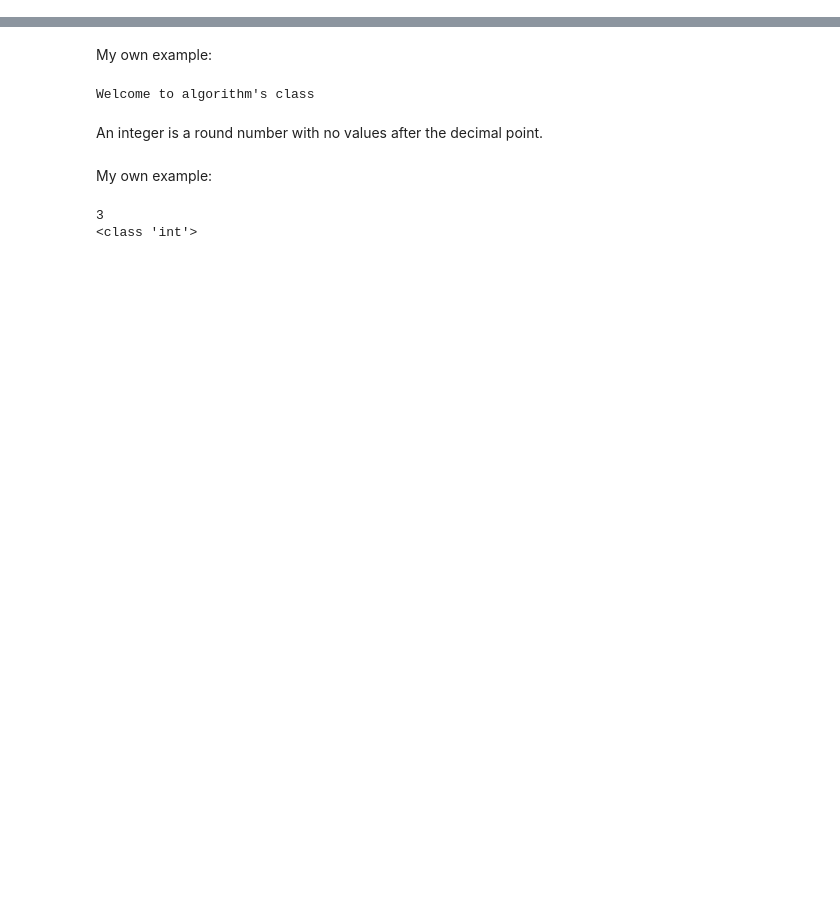
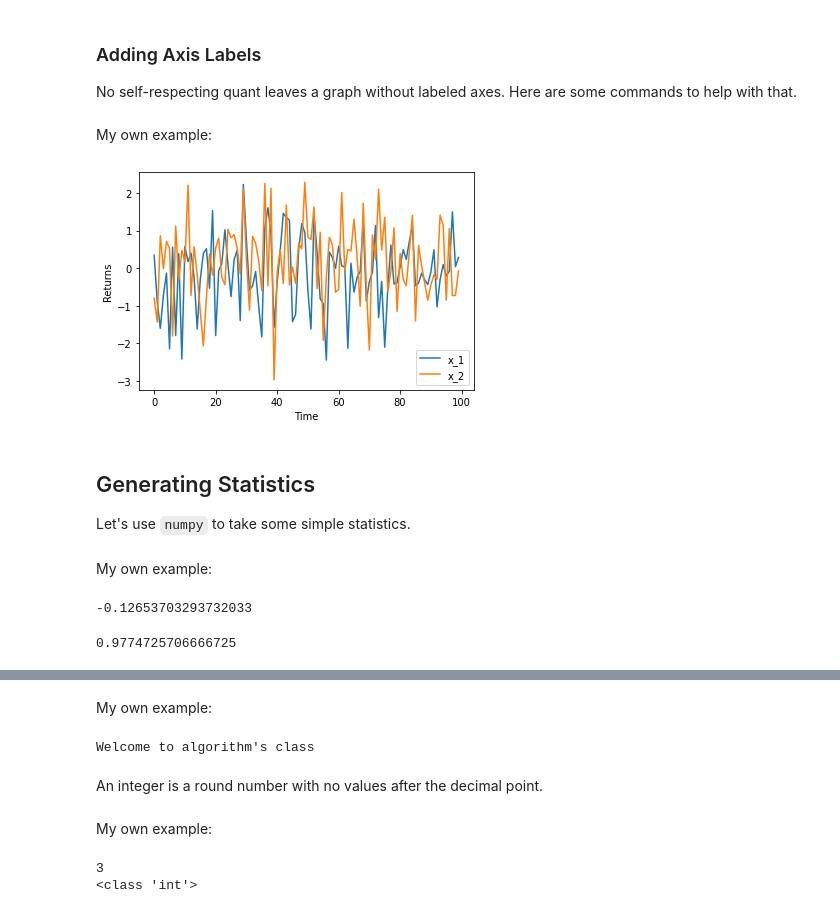
Before and after one commit to stsanchezl/AlgorithmsUN2021II, a Jupyter notebook: Lab1/stsanchezl_Lab1.ipynb, the cells around one changed output, grey strips where cells are left out. Saved outputs shown, nothing was run; the diff lists cells and outputs as text; code cells hidden in the pictures; blank space fills up the shorter version.

```diff
--- a/Lab1/stsanchezl_Lab1.ipynb
+++ b/Lab1/stsanchezl_Lab1.ipynb
@@ -0,0 +146,31 @@
+# %% [markdown]
+### Adding Axis Labels
+
+No self-respecting quant leaves a graph without labeled axes. Here are some commands to help with that.
+# %% [markdown]
+My own example:
+# %%
+X = np.random.normal(0, 1, 100)
+X2 = np.random.normal(0, 1, 100)
+
+plt.plot(X);
+plt.plot(X2);
+plt.xlabel('Time') # The data we generated is unitless, but don't forget units in general.
+plt.ylabel('Returns')
+plt.legend(['x_1', 'x_2']);
+# %% [output]
+[figure, added]
+# %% [markdown]
+## Generating Statistics
+
+Let's use `numpy` to take some simple statistics.
+# %% [markdown]
+My own example:
+# %%
+np.mean(X)
+# %% [output]
+-0.12653703293732033
+# %%
+np.std(X)
+# %% [output]
+0.9774725706666725
```
Also changed, not shown: parts of 68 cells of this notebook.
